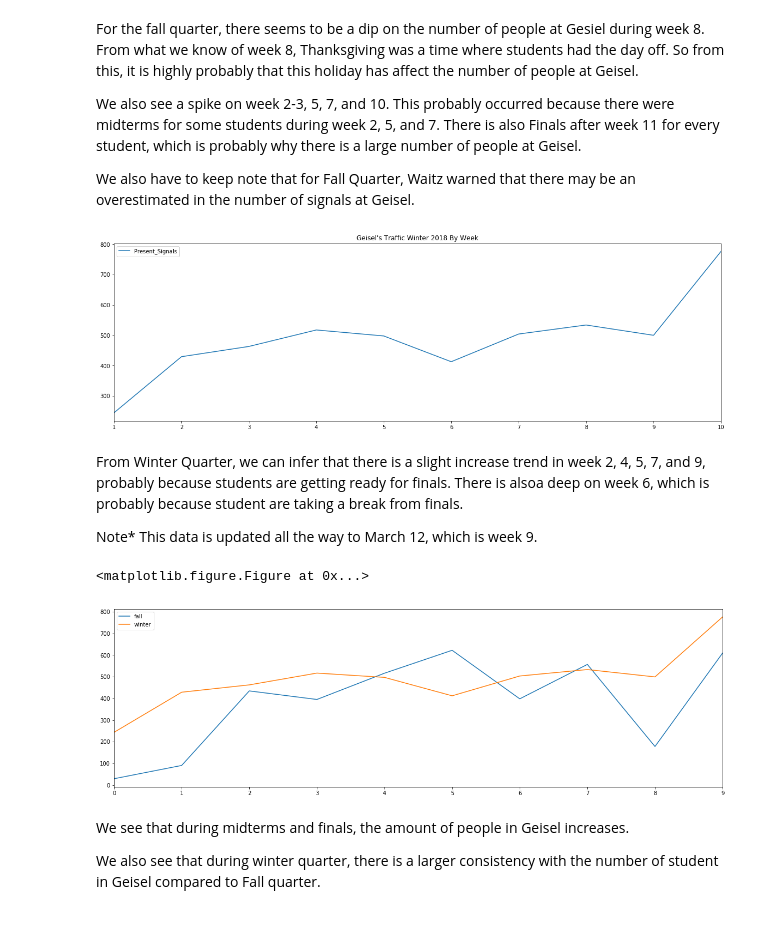
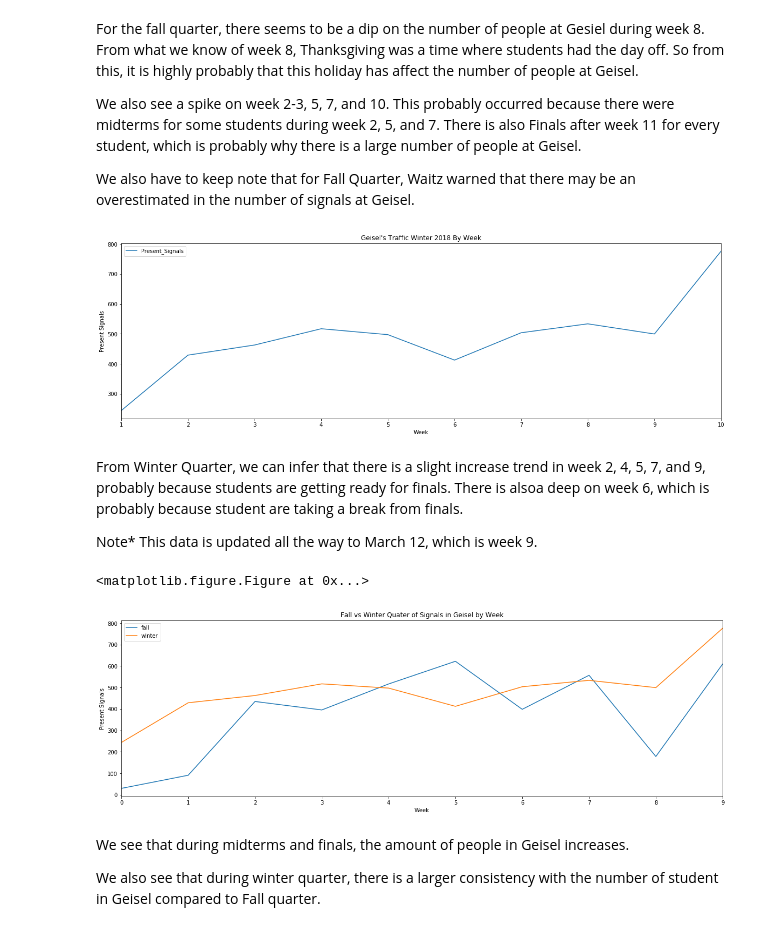
Before and after one commit to kelvinluime/Pr_059, a Jupyter notebook: FinalProject.ipynb, the cells around one changed output. Cells and saved outputs as stored; diff of their text form; code cells hidden in the pictures.

Commit message:
Add labels to graphs

```diff
--- a/FinalProject.ipynb
+++ b/FinalProject.ipynb
@@ -973,8 +976,9 @@ df_week_winter.index = [week for week in range(1, len(df_week_winter)+1)]
 ax = df_week_winter.plot()
 plt.xticks(df_week_winter.index)
 _ = ax.set_title("Geisel's Traffic Winter 2018 By Week")
+plt.xlabel('Week'); plt.ylabel('Present Signals');
 # %% [output]
-[figure, old version]
+[figure, new version]
 # %% [markdown]
 From Winter Quarter, we can infer that there is a slight increase trend in week 2, 4, 5, 7, and 9, probably because students are getting ready for finals. There is alsoa  deep on week 6, which is probably because student are taking a break from finals.
 
@@ -982,12 +986,13 @@ Note* This data is updated all the way to March 12, which is week 9.
 # %%
 X = [week for week in range(len(df_week_winter))]
 fall_weeks = list(df_week_fall['Present_Signals'][:len(df_week_winter.values)])
 winter_weeks = list(df_week_winter['Present_Signals'])
 week_cmp_df = pd.DataFrame({'fall': fall_weeks, 'winter': winter_weeks}, index=X)
 plt.figure(); week_cmp_df.plot();
+plt.title('Fall vs Winter Quater of Signals in Geisel by Week'); plt.xlabel('Week'); plt.ylabel('Present Signals');
 # %% [output]
 <matplotlib.figure.Figure at 0x...>
-[figure, old version]
+[figure, new version]
 # %% [markdown]
 We see that during midterms and finals, the amount of people in Geisel increases.
 
```
Also changed, not shown: parts of 24 cells of this notebook.
